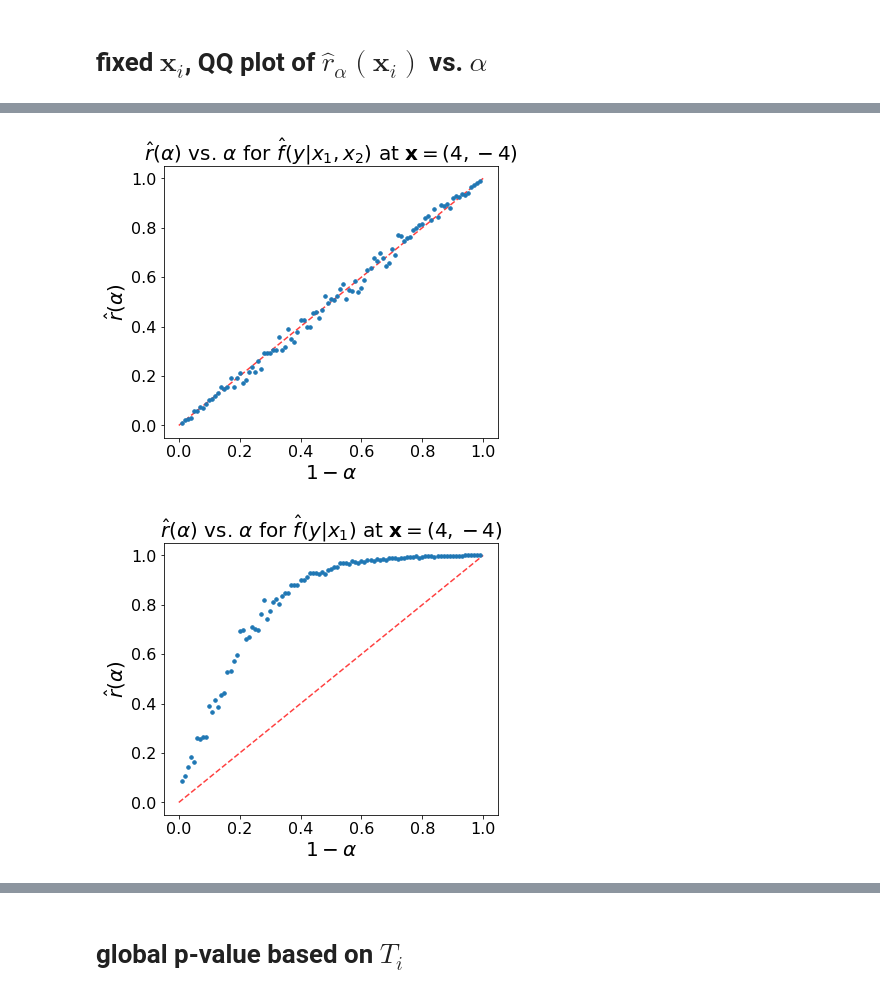
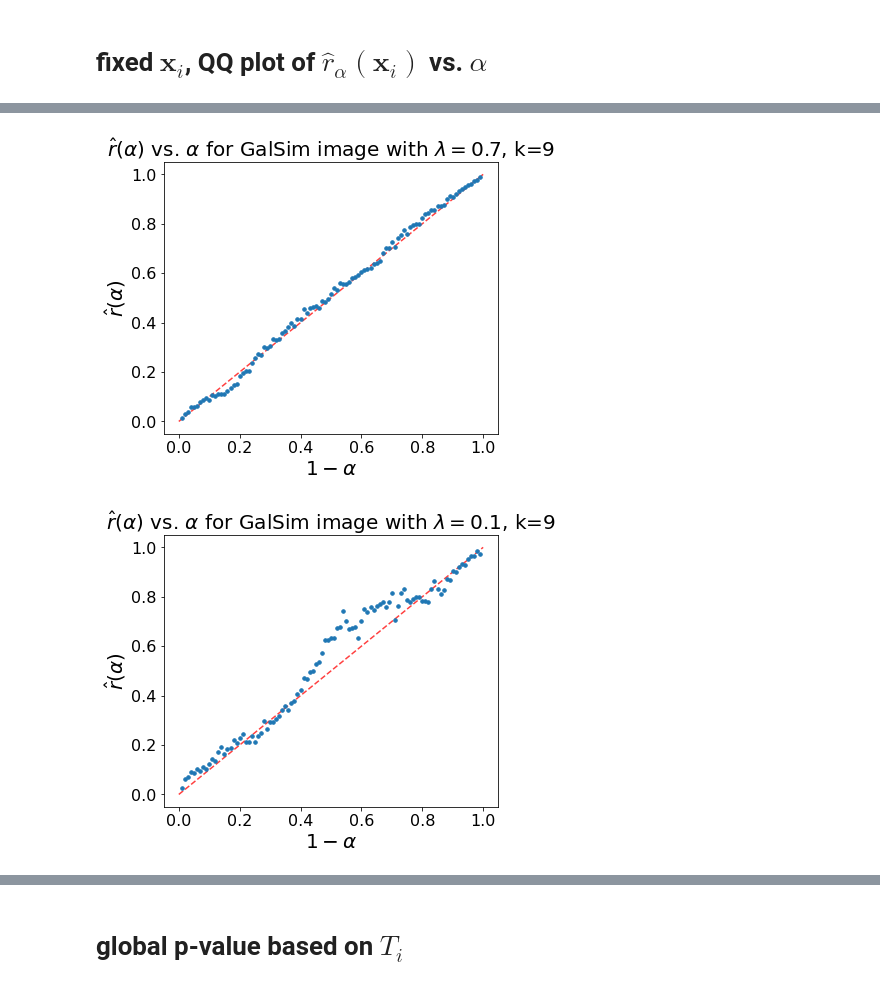
Before and after one commit to zhao-david/CDE-diagnostics, a Jupyter notebook: GalSim_application_v1.ipynb, the cells around one changed output, grey strips where cells are left out. Saved outputs shown, nothing was run; the diff lists cells and outputs as text; code cells hidden in the pictures.

Commit message:
lambda=0.7 and lambda=0.1 populations, obtained pvalues and local coverage plots

```diff
--- a/GalSim_application_v1.ipynb
+++ b/GalSim_application_v1.ipynb
@@ -509,6 +207,7 @@ points_logit = np.array([[1,x1,x2]])
+# %%
+points = np.array([galsim_test[0], galsim_test[-2]])
 # %%
 alphas = np.linspace(0.01, 0.99, 99)
-pit_values_dict = {'x1x2': pit_values, 'x1': pit_values_x1, 'x2': pit_values_x2, 'marg': pit_values_marg}
 # %%
 rhat_alphas_xi = {}
 for name, pit in pit_values_dict.items():
@@ -518,7 +217,6 @@ for name, pit in pit_values_dict.items():
         print(alpha)
         ind_values = [1*(x<=alpha) for x in pit]
         rhat = MLPClassifier(alpha=0, max_iter=25000)
-        rhat.fit(X=x_test, y=ind_values)
-        rhat_alphas_xi[name][alpha] = rhat.predict_proba(points)[:, 1][0]
-rhat_alphas_xi = pd.DataFrame(rhat_alphas_xi)
+        rhat.fit(X=galsim_test, y=ind_values)
+        rhat_alphas_xi[name][alpha] = rhat.predict_proba(points)[:, 1]
 # %% [output]
@@ -590,29 +240,36 @@ confidence_qqplot['marg'] = np.array([get_confidence_band_range(name='marg', alp
+# %%
+confidence_qqplot = {}
+confidence_qqplot['k=9'] = np.array([get_confidence_band_range(name='k=9', alpha=i, points=points) for i in alphas])
 # %%
-rhat_alphas_xi['x1x2'].plot(style='.', figsize=(6,5), markersize=7)
+use_series = pd.DataFrame(rhat_alphas_xi['k=9']).T[0]
+
+use_series.plot(style='.', figsize=(6,5), markersize=7)
 
 lims = [
     np.min([0,0]),  # min of both axes
     np.max([1,1]),  # max of both axes
 ]
 plt.plot(lims, lims, 'r--', alpha=0.75, zorder=0)
 
 """
 # confidence bands
-plt.fill_between(rhat_alphas_xi['x1x2'].index,
-                 confidence_qqplot['x1x2'][:, 0],
-                 confidence_qqplot['x1x2'][:, 1],
+plt.fill_between(rhat_alphas_xi['k=9'].index,
+                 confidence_qqplot['k=9'][:, 0],
+                 confidence_qqplot['k=9'][:, 1],
                  alpha=0.15
                 )
 """
 
-plt.title("$\hat r($" + r'$\alpha$' + "$)$ vs. " + r'$\alpha$' + " for $\hat f(y|x_1,x_2)$ at $\mathbf{x}=(4,-4)$", fontsize=20)
+plt.title("$\hat r($" + r'$\alpha$' + "$)$ vs. " + r'$\alpha$' + " for GalSim image with $\lambda=0.7$, k=9", fontsize=20)
 plt.xlabel("$1-$" + r'$\alpha$', fontsize=20)
 plt.ylabel("$\hat r($" + r'$\alpha$' + "$)$", fontsize=20)
 plt.tick_params(axis='both', which='major', labelsize=16)
 # %% [output]
-[figure, old version]
+[figure, new version]
 # %%
-rhat_alphas_xi['x1'].plot(style='.', figsize=(6,5), markersize=7)
+use_series = pd.DataFrame(rhat_alphas_xi['k=9']).T[1]
+
+use_series.plot(style='.', figsize=(6,5), markersize=7)
 
 lims = [
     np.min([0,0]),  # min of both axes
@@ -622,16 +279,16 @@ plt.plot(lims, lims, 'r--', alpha=0.75, zorder=0)
 
 """
 # confidence bands
-plt.fill_between(rhat_alphas_xi['x1'].index,
-                 confidence_qqplot['x1'][:, 0],
-                 confidence_qqplot['x1'][:, 1],
+plt.fill_between(rhat_alphas_xi['k=9'].index,
+                 confidence_qqplot['k=9'][:, 0],
+                 confidence_qqplot['k=9'][:, 1],
                  alpha=0.15
                 )
 """
 
-plt.title("$\hat r($" + r'$\alpha$' + "$)$ vs. " + r'$\alpha$' + " for $\hat f(y|x_1)$ at $\mathbf{x}=(4,-4)$", fontsize=20)
+plt.title("$\hat r($" + r'$\alpha$' + "$)$ vs. " + r'$\alpha$' + " for GalSim image with $\lambda=0.1$, k=9", fontsize=20)
 plt.xlabel("$1-$" + r'$\alpha$', fontsize=20)
 plt.ylabel("$\hat r($" + r'$\alpha$' + "$)$", fontsize=20)
 plt.tick_params(axis='both', which='major', labelsize=16)
 # %% [output]
-[figure, old version]
+[figure, new version]
```
Also changed, not shown: parts of 96 cells of this notebook.
